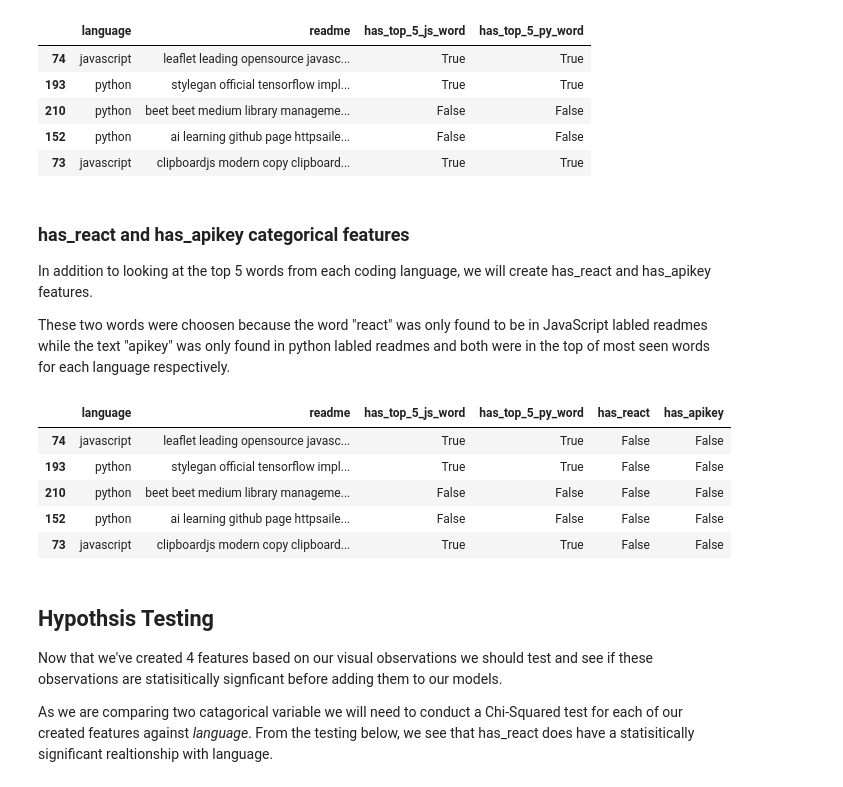
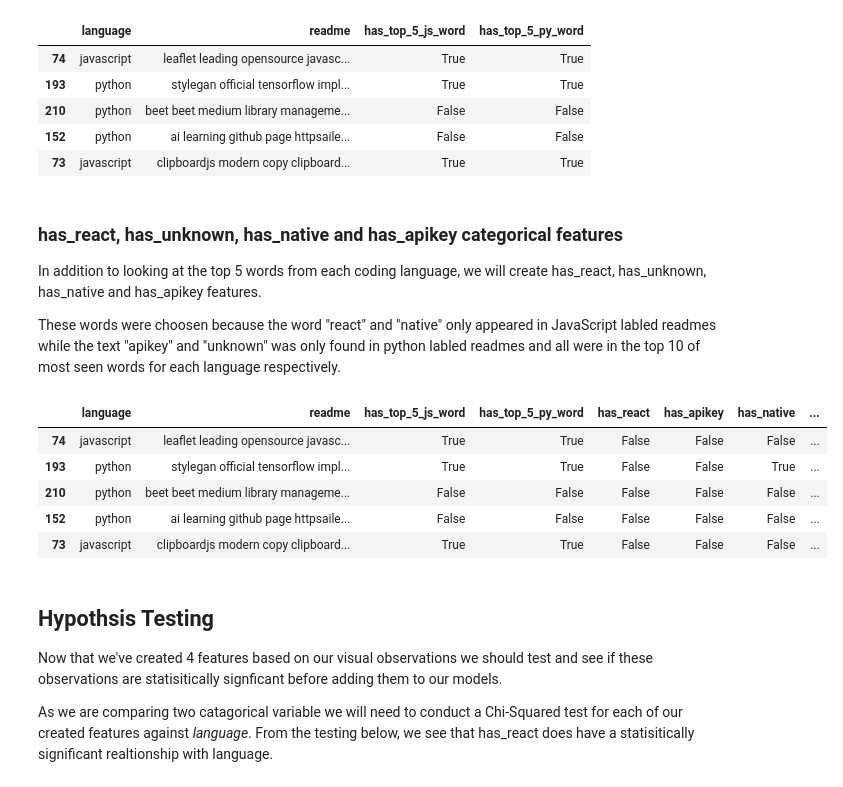
Before and after one commit to NLP-MVPs/nlp-project, a Jupyter notebook: MVP.ipynb, the cells around one changed output. Cells and saved outputs as stored; diff of their text form; code cells hidden in the pictures.

```diff
--- a/MVP.ipynb
+++ b/MVP.ipynb
@@ -368,25 +368,32 @@ train.head()
 | 152 | python | ai learning github page httpsaile... | False | False |
 | 73 | javascript | clipboardjs modern copy clipboard... | True | True |
 # %% [markdown]
-### has_react and has_apikey categorical features
-In addition to looking at the top 5 words from each coding language, we will create has_react and has_apikey features.
+### has_react, has_unknown, has_native and has_apikey categorical features
+In addition to looking at the top 5 words from each coding language, we will create has_react, has_unknown, has_native and has_apikey features.
 
-These two words were choosen because the word "react" was only found to be in JavaScript labled readmes while the text "apikey" was only found in python labled readmes and both were in the top of most seen words for each language respectively.
+These words were choosen because the word "react" and "native" only appeared in JavaScript labled readmes while the text "apikey" and "unknown" was only found in python labled readmes and all were in the top 10 of most seen words for each language respectively.
 # %%
-# adding has_react and has_react columns that hold true if a readme contains "react" and false otherwise
+# adding has_react column that hold true if a readme contains "react" and false otherwise
 train['has_react'] = train.readme.str.contains('react')
 
-# adding has_react and has_apikey columns that hold true if a readme contains "react" and false otherwise
+# adding has_apikey column that hold true if a readme contains "apikey" and false otherwise
 train['has_apikey'] = train.readme.str.contains('apikey')
 
+# adding column that hold true if a readme contains "apikey" and false otherwise
+train['has_native'] = train.readme.str.contains('native')
+
+# adding column that hold true if a readme contains "apikey" and false otherwise
+train['has_unknown'] = train.readme.str.contains('unknown')
+
+
 train.head()
 # %% [output]
-|  | language | readme | has_top_5_js_word | has_top_5_py_word | has_react | has_apikey |
-| 74 | javascript | leaflet leading opensource javasc... | True | True | False | False |
-| 193 | python | stylegan official tensorflow impl... | True | True | False | False |
-| 210 | python | beet beet medium library manageme... | False | False | False | False |
-| 152 | python | ai learning github page httpsaile... | False | False | False | False |
-| 73 | javascript | clipboardjs modern copy clipboard... | True | True | False | False |
+|  | language | readme | has_top_5_js_word | has_top_5_py_word | has_react | has_apikey | has_native | ... |
+| 74 | javascript | leaflet leading opensource javasc... | True | True | False | False | False | ... |
+| 193 | python | stylegan official tensorflow impl... | True | True | False | False | True | ... |
+| 210 | python | beet beet medium library manageme... | False | False | False | False | False | ... |
+| 152 | python | ai learning github page httpsaile... | False | False | False | False | False | ... |
+| 73 | javascript | clipboardjs modern copy clipboard... | True | True | False | False | False | ... |
 # %% [markdown]
 ## Hypothsis Testing
 
```
Also changed, not shown: parts of 9 cells of this notebook.
